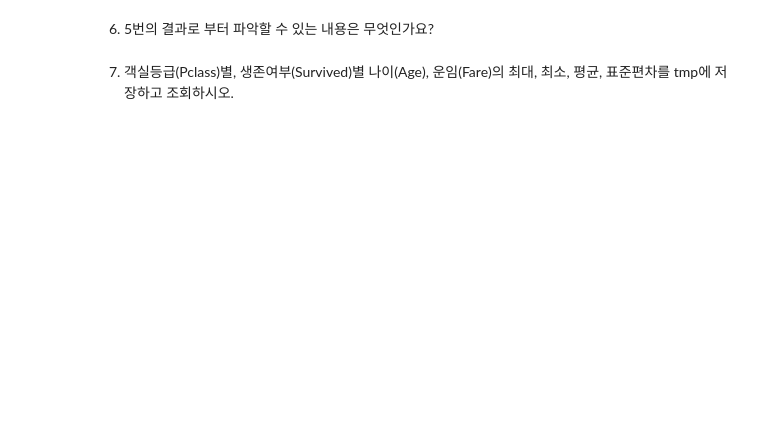
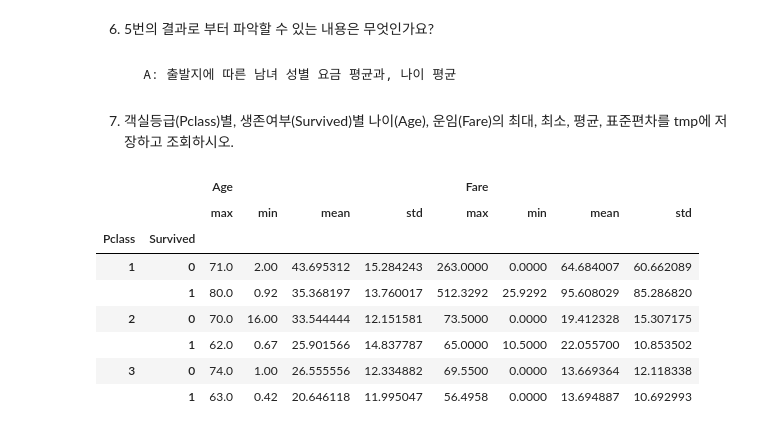
Before and after one commit to Oldman3840/Aivle_Week2, a Jupyter notebook: pythonlibrary_pandas02_20230206.ipynb, the cells around one changed output. Cells and saved outputs as stored; diff of their text form; code cells hidden in the pictures; blank space fills up the shorter version.

```diff
--- a/pythonlibrary_pandas02_20230206.ipynb
+++ b/pythonlibrary_pandas02_20230206.ipynb
@@ -757,0 +912,4 @@ temp = pd.read_csv('https://raw.githubusercontent.com/DA4BAM/dataset/master/airq
+# %%
+# 파일 읽어오기
+titanic = pd.read_csv('https://raw.githubusercontent.com/DA4BAM/dataset/master/titanic_simple.csv')
+display(titanic)
@@ -764,4 +960,19 @@ temp = pd.read_csv('https://raw.githubusercontent.com/DA4BAM/dataset/master/airq
 # %% [markdown]
 6) 5번의 결과로 부터 파악할 수 있는 내용은 무엇인가요?
+# %% [markdown]
+        A: 출발지에 따른 남녀 성별 요금 평균과, 나이 평균
 # %% [markdown]
 7) 객실등급(Pclass)별, 생존여부(Survived)별 나이(Age), 운임(Fare)의 최대, 최소, 평균, 표준편차를 tmp에 저장하고 조회하시오.
+# %%
+tmp = titanic.groupby(['Pclass', 'Survived'])[['Age', 'Fare']].agg(['max', 'min', 'mean', 'std'])
+display(tmp)
+# %% [output]
+|  |  | Age |  |  |  | Fare |  |  |  |
+|  |  | max | min | mean | std | max | min | mean | std |
+| Pclass | Survived |  |  |  |  |  |  |  |  |
+| 1 | 0 | 71.0 | 2.00 | 43.695312 | 15.284243 | 263.0000 | 0.0000 | 64.684007 | 60.662089 |
+|  | 1 | 80.0 | 0.92 | 35.368197 | 13.760017 | 512.3292 | 25.9292 | 95.608029 | 85.286820 |
+| 2 | 0 | 70.0 | 16.00 | 33.544444 | 12.151581 | 73.5000 | 0.0000 | 19.412328 | 15.307175 |
+|  | 1 | 62.0 | 0.67 | 25.901566 | 14.837787 | 65.0000 | 10.5000 | 22.055700 | 10.853502 |
+| 3 | 0 | 74.0 | 1.00 | 26.555556 | 12.334882 | 69.5500 | 0.0000 | 13.669364 | 12.118338 |
+|  | 1 | 63.0 | 0.42 | 20.646118 | 11.995047 | 56.4958 | 0.0000 | 13.694887 | 10.692993 |
```
Also changed, not shown: parts of 35 cells of this notebook, 1 other file.
